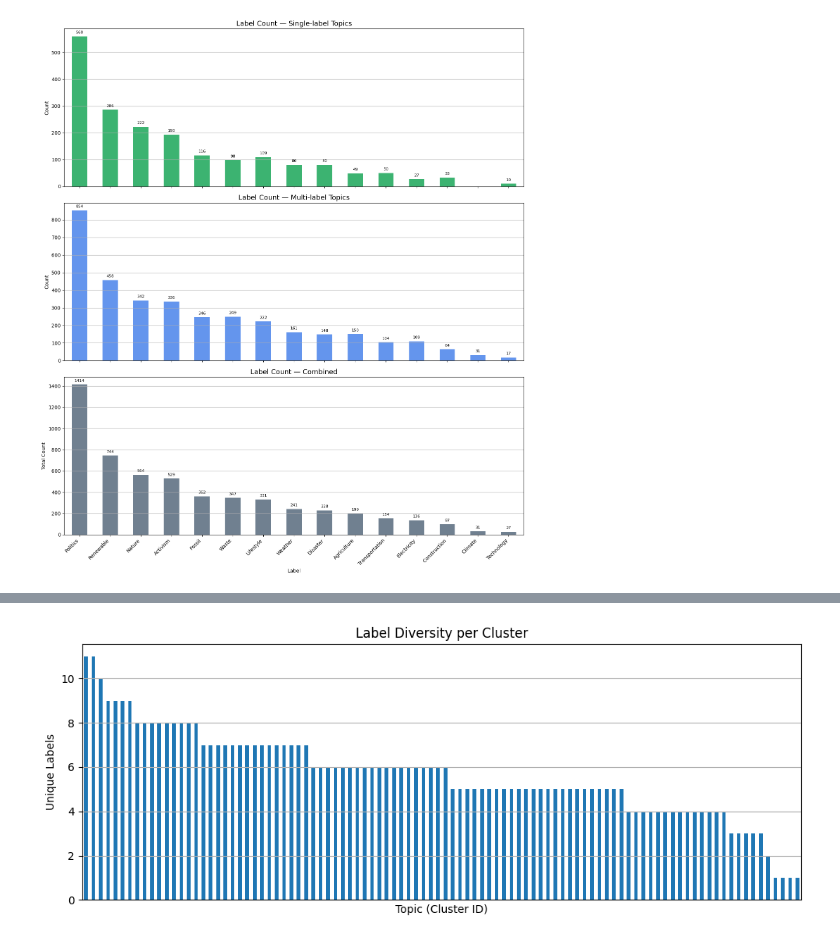
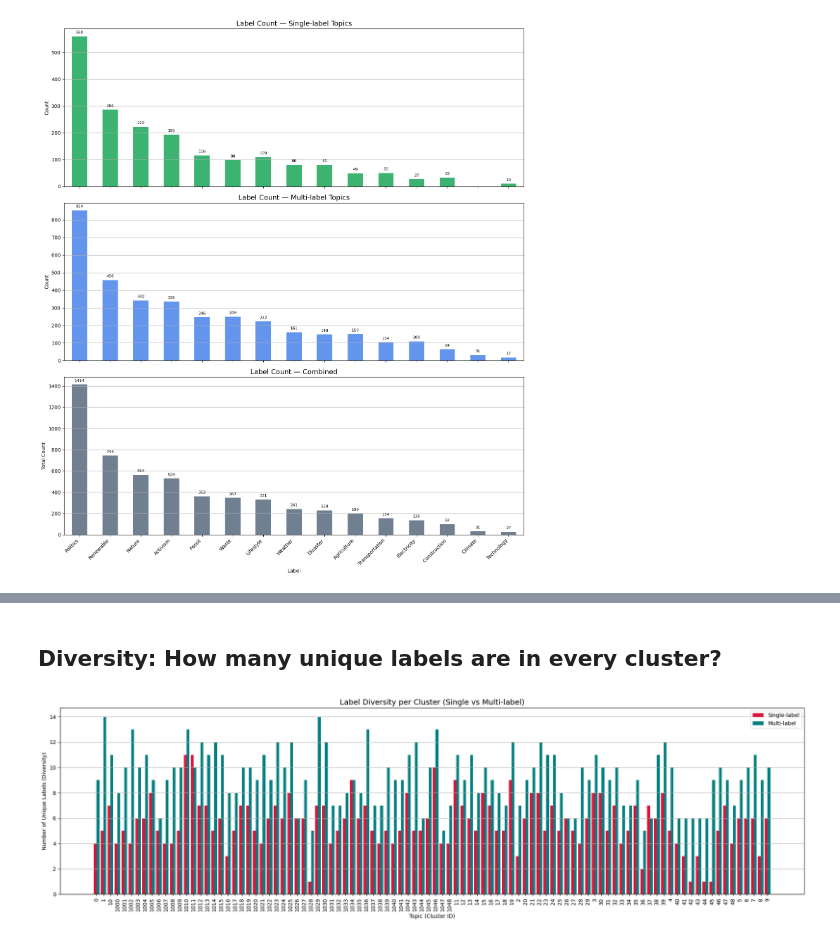
Before and after one commit to TobiasMichelsen/Climate-Discourse-on-Bluesky---Bachelor-Project, a Jupyter notebook: EDA/GPT_EDA/Label_Distributions.ipynb, the cells around one changed output, grey strips where cells are left out. Saved outputs shown, nothing was run; the diff lists cells and outputs as text; code cells hidden in the pictures.

```diff
--- a/EDA/GPT_EDA/Label_Distributions.ipynb
+++ b/EDA/GPT_EDA/Label_Distributions.ipynb
@@ -275,15 +291,43 @@ plt.show()
-# %%
-# Calculate diversity (number of unique labels per topic)
-diversity = df_dist.groupby("topic")["label"].nunique().sort_values(ascending=False)
-
-plt.figure(figsize=(10, 4))
-diversity.plot(kind="bar")
-plt.title("Label Diversity per Cluster")
-plt.xlabel("Topic (Cluster ID)")
-plt.ylabel("Unique Labels")
-plt.xticks([], [])  # Hide x-axis labels if too many
-plt.tight_layout()
-plt.grid(axis="y")
-plt.show()
-# %% [output]
-[figure, removed]
+# %% [markdown]
+## Diversity: How many unique labels are in every cluster?
+# %%
+import matplotlib.pyplot as plt
+import numpy as np
+
+# Sort by topic for consistent x-axis
+df_sorted = df_final.sort_values(by="topic")
+
+# Separate single and multi
+df_single = df_sorted[df_sorted["mode"] == "single_label"]
+df_multi = df_sorted[df_sorted["mode"] == "multi_label"]
+
+# Shared topics
+topics_single = df_single["topic"].astype(str).tolist()
+topics_multi = df_multi["topic"].astype(str).tolist()
+all_topics = sorted(set(topics_single + topics_multi))
+
+# Prepare bar heights, fill missing with 0
+div_single = {str(row["topic"]): row["diversity"] for _, row in df_single.iterrows()}
+div_multi = {str(row["topic"]): row["diversity"] for _, row in df_multi.iterrows()}
+heights_single = [div_single.get(t, 0) for t in all_topics]
+heights_multi = [div_multi.get(t, 0) for t in all_topics]
+
+# Bar positions
+x = np.arange(len(all_topics))
+bar_width = 0.4
+
+# Plot
+plt.figure(figsize=(20, 6))
+plt.bar(x - bar_width/2, heights_single, width=bar_width, label="Single-label", color="crimson")
+plt.bar(x + bar_width/2, heights_multi, width=bar_width, label="Multi-label", color="teal")
+
+plt.title("Label Diversity per Cluster (Single vs Multi-label)", fontsize=14)
+plt.xlabel("Topic (Cluster ID)")
+plt.ylabel("Number of Unique Labels (Diversity)")
+plt.xticks(x, all_topics, rotation=90)
+plt.grid(axis="y")
+plt.legend()
+plt.tight_layout()
+plt.show()
+# %% [output]
+[figure, added]
```
Also changed, not shown: parts of 10 cells of this notebook, 2 other files.
